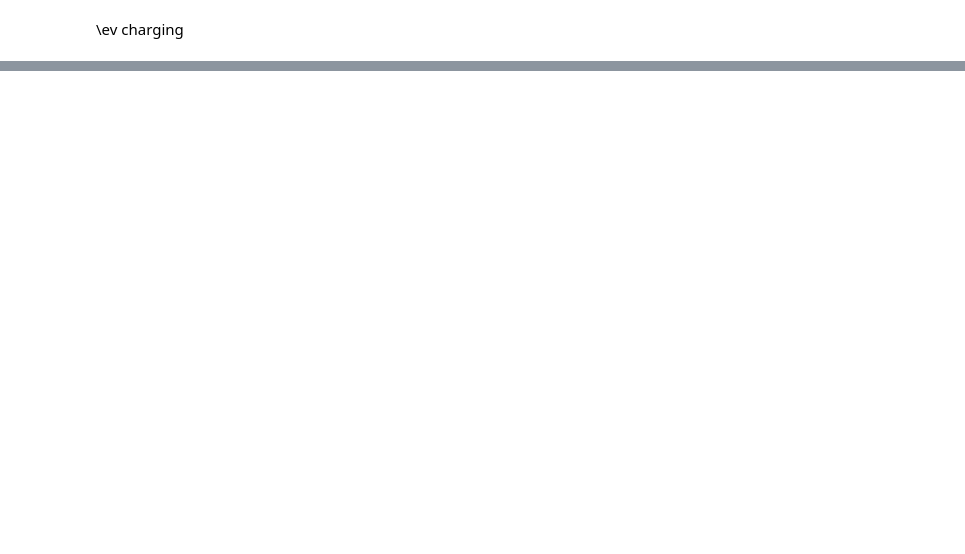
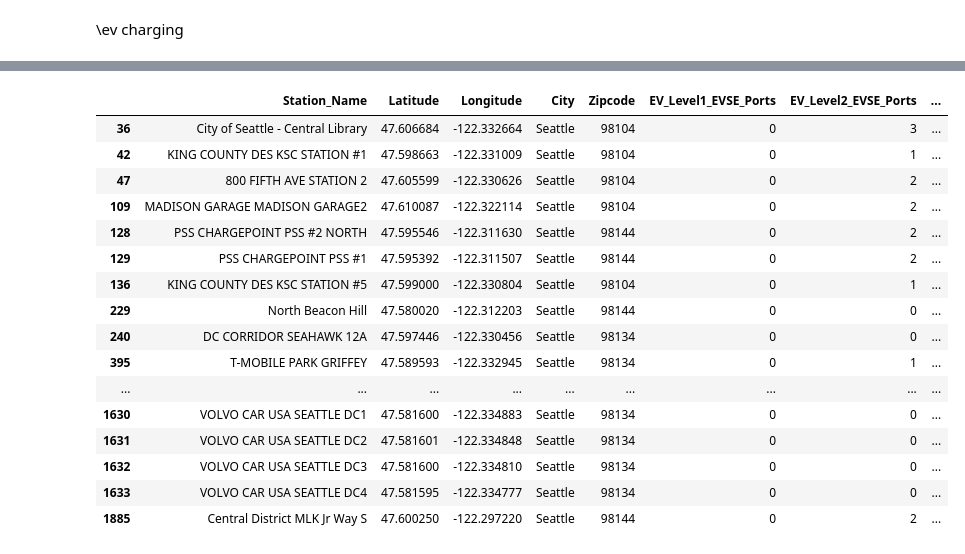
Before and after one commit to hy2836/ev, a Jupyter notebook: ev.ipynb, the cells around one changed output, grey strips where cells are left out. Cells and saved outputs as stored; diff of their text form; code cells hidden in the pictures; blank space fills up the shorter version.

```diff
--- a/ev.ipynb
+++ b/ev.ipynb
@@ -65,0 +48,27 @@ m.setObjective(quicksum(), GRB.MINIMIZE)
+# %%
+dfcs = pd.read_csv('Public_EV_Charging_Stations.csv') #dataframe for charging stations
+# %%
+dfcs = dfcs.loc[(dfcs['City'] == 'Seattle') & (dfcs['Access_Hours'] == '24 hours daily')]
+dfcs = dfcs.loc[dfcs['Zipcode'].isin(['98104', '98134', '98144'])]
+dfcs = dfcs.drop(dfcs[dfcs.Restricted_Access == True].index)
+dfcs['Plugs'] = dfcs['EV_Level1_EVSE_Ports'] + dfcs['EV_Level2_EVSE_Ports'] + dfcs['EV_DC_Fast_Ports']
+# %%
+dfcs[['Station_Name','Latitude','Longitude','City','Zipcode','EV_Level1_EVSE_Ports','EV_Level2_EVSE_Ports','EV_DC_Fast_Ports','Plugs']].copy()
+# %% [output]
+|  | Station_Name | Latitude | Longitude | City | Zipcode | EV_Level1_EVSE_Ports | EV_Level2_EVSE_Ports | ... |
+| 36 | City of Seattle - Central Library | 47.606684 | -122.332664 | Seattle | 98104 | 0 | 3 | ... |
+| 42 | KING COUNTY DES KSC STATION #1 | 47.598663 | -122.331009 | Seattle | 98104 | 0 | 1 | ... |
+| 47 | 800 FIFTH AVE STATION 2 | 47.605599 | -122.330626 | Seattle | 98104 | 0 | 2 | ... |
+| 109 | MADISON GARAGE MADISON GARAGE2 | 47.610087 | -122.322114 | Seattle | 98104 | 0 | 2 | ... |
+| 128 | PSS CHARGEPOINT PSS #2 NORTH | 47.595546 | -122.311630 | Seattle | 98144 | 0 | 2 | ... |
+| 129 | PSS CHARGEPOINT PSS #1 | 47.595392 | -122.311507 | Seattle | 98144 | 0 | 2 | ... |
+| 136 | KING COUNTY DES KSC STATION #5 | 47.599000 | -122.330804 | Seattle | 98104 | 0 | 1 | ... |
+| 229 | North Beacon Hill | 47.580020 | -122.312203 | Seattle | 98144 | 0 | 0 | ... |
+| 240 | DC CORRIDOR SEAHAWK 12A | 47.597446 | -122.330456 | Seattle | 98134 | 0 | 0 | ... |
+| 395 | T-MOBILE PARK GRIFFEY | 47.589593 | -122.332945 | Seattle | 98134 | 0 | 1 | ... |
+| ... | ... | ... | ... | ... | ... | ... | ... | ... |
+| 1630 | VOLVO CAR USA SEATTLE DC1 | 47.581600 | -122.334883 | Seattle | 98134 | 0 | 0 | ... |
+| 1631 | VOLVO CAR USA SEATTLE DC2 | 47.581601 | -122.334848 | Seattle | 98134 | 0 | 0 | ... |
+| 1632 | VOLVO CAR USA SEATTLE DC3 | 47.581600 | -122.334810 | Seattle | 98134 | 0 | 0 | ... |
+| 1633 | VOLVO CAR USA SEATTLE DC4 | 47.581595 | -122.334777 | Seattle | 98134 | 0 | 0 | ... |
+| 1885 | Central District MLK Jr Way S | 47.600250 | -122.297220 | Seattle | 98144 | 0 | 2 | ... |
```
Also changed, not shown: parts of 18 cells of this notebook.
